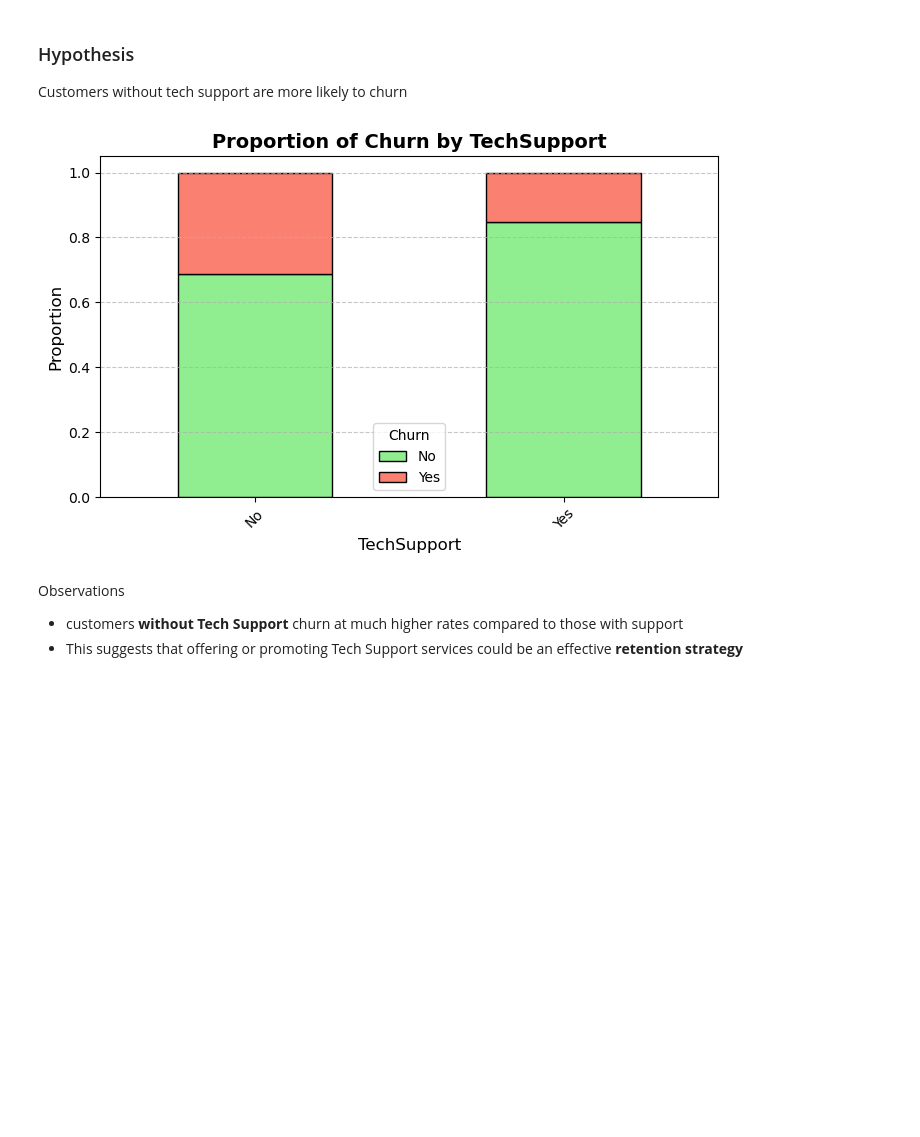
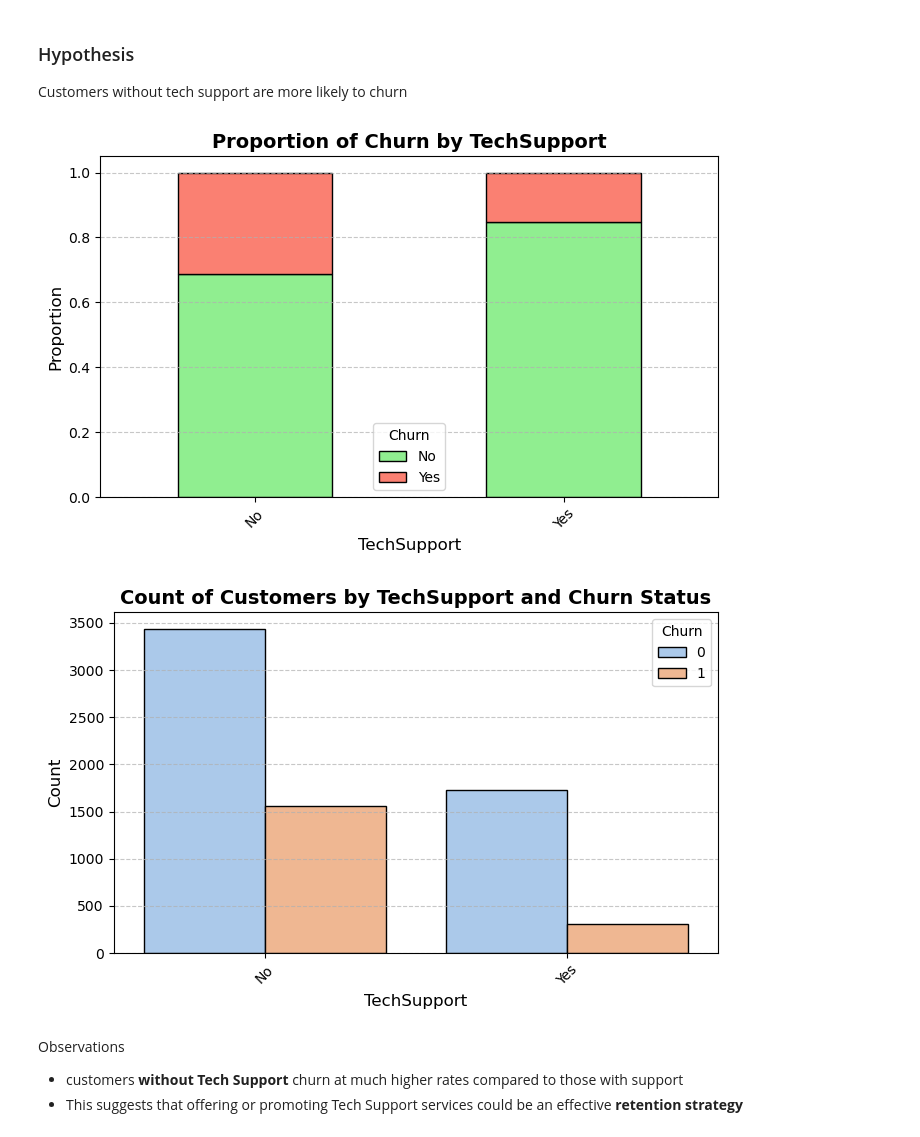
Before and after one commit to mewpunyapat/customer-churn-prediction, a Jupyter notebook: notebooks/eda.ipynb, the cells around one changed output. Saved outputs shown, nothing was run; the diff lists cells and outputs as text; code cells hidden in the pictures; blank space fills up the shorter version.

```diff
--- a/notebooks/eda.ipynb
+++ b/notebooks/eda.ipynb
@@ -158,8 +158,10 @@ short term contract create lower retention -> Retention strategies target this s
 Customers without tech support are more likely to churn
 # %%
 stacked_bar_churn_ratio(data, column='TechSupport')
+countplot_with_churn(data, 'TechSupport')
 # %% [output]
 [figure]
+[figure, added]
 # %% [markdown]
 Observations
 - customers **without Tech Support** churn at much higher rates compared to those with support
```
Also changed, not shown: parts of 22 cells of this notebook.
